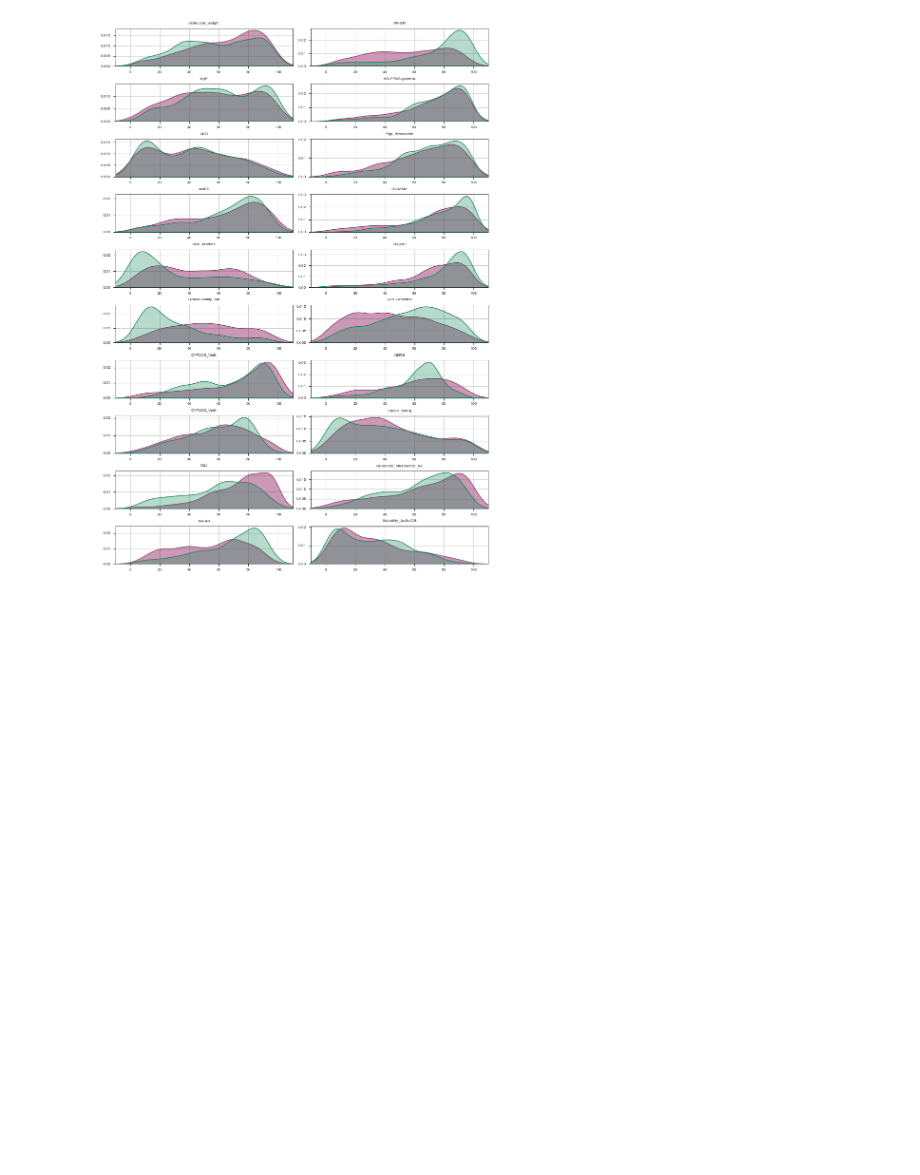
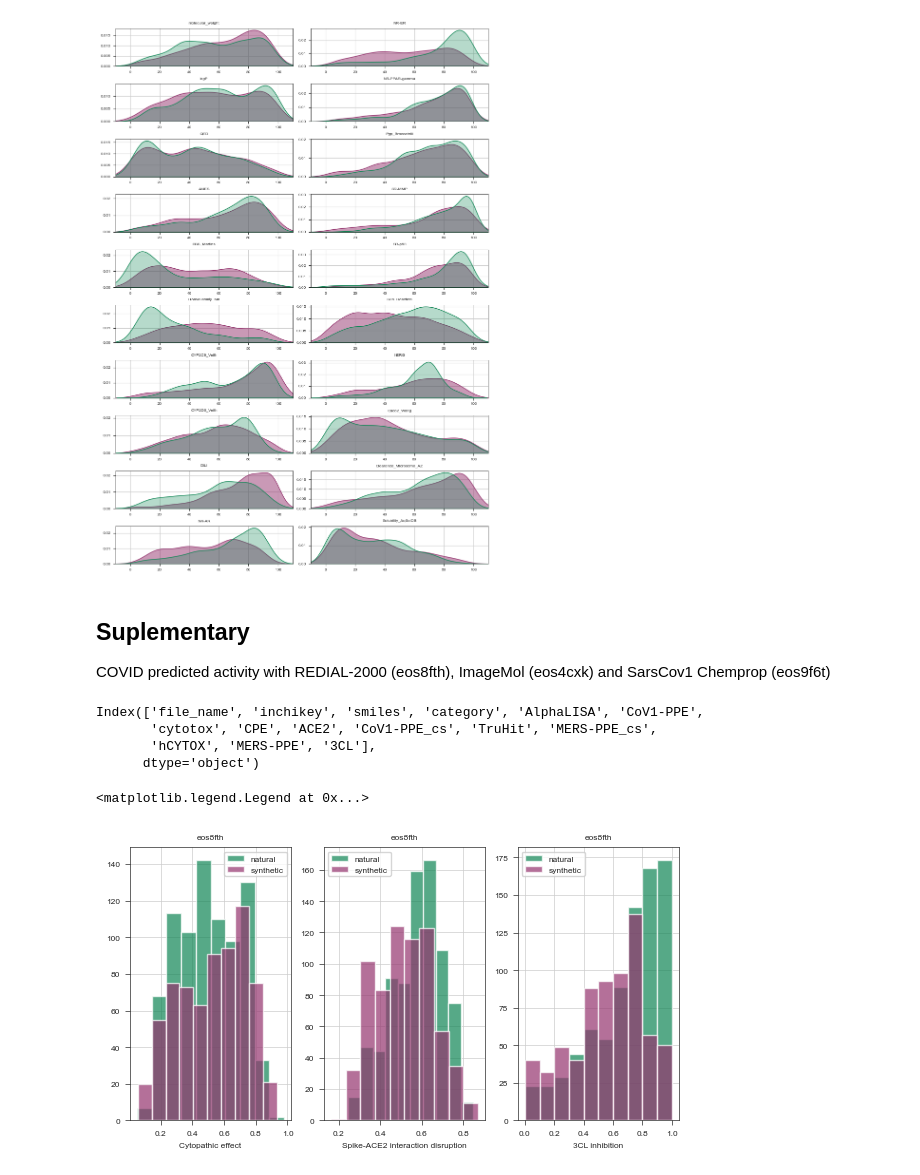
Before and after one commit to ersilia-os/sars-cov-2-chemspace, a Jupyter notebook: notebooks/02_ChemicalSpaceExploration.ipynb, the cells around one changed output. Saved outputs shown, nothing was run; the diff lists cells and outputs as text; code cells hidden in the pictures; blank space fills up the shorter version.

```diff
--- a/notebooks/02_ChemicalSpaceExploration.ipynb
+++ b/notebooks/02_ChemicalSpaceExploration.ipynb
@@ -303,3 +303,41 @@ plt.tight_layout()  # Adjust subplots to fit in figure area.
 plt.show()
 # %% [output]
 [figure]
+# %% [markdown]
+## Suplementary
+
+COVID predicted activity with REDIAL-2000 (eos8fth), ImageMol (eos4cxk) and SarsCov1 Chemprop (eos9f6t)
+# %%
+eos8fth = load_data("eos4cxk")
+eos4cxk.columns
+# %% [output]
+Index(['file_name', 'inchikey', 'smiles', 'category', 'AlphaLISA', 'CoV1-PPE',
+       'cytotox', 'CPE', 'ACE2', 'CoV1-PPE_cs', 'TruHit', 'MERS-PPE_cs',
+       'hCYTOX', 'MERS-PPE', '3CL'],
+      dtype='object')
+# %%
+fig, axs = stylia.create_figure(1, 3, width=TWO_COLUMNS_WIDTH, height=0.5 * TWO_COLUMNS_WIDTH)
+ax = axs.next()
+ax.hist(eos8fth[eos8fth["category"]=="natural"]["CPE"], alpha = 0.7, label = "natural", color = npc)
+ax.hist(eos8fth[eos8fth["category"]=="synthetic"]["CPE"], alpha = 0.7, label = "synthetic", color = spc)
+ax.set_title("eos8fth")
+ax.set_xlabel("Cytopathic effect")
+ax.set_ylabel("")
+ax.legend()
+ax = axs.next()
+ax.hist(eos8fth[eos8fth["category"]=="natural"]["AlphaLISA"], alpha = 0.7, label = "natural", color = npc)
+ax.hist(eos8fth[eos8fth["category"]=="synthetic"]["AlphaLISA"], alpha = 0.7, label = "synthetic", color = spc)
+ax.set_title("eos8fth")
+ax.set_xlabel("Spike-ACE2 interaction disruption")
+ax.set_ylabel("")
+ax.legend()
+ax = axs.next()
+ax.hist(eos8fth[eos8fth["category"]=="natural"]["3CL"], alpha = 0.7, label = "natural", color = npc)
+ax.hist(eos8fth[eos8fth["category"]=="synthetic"]["3CL"], alpha = 0.7, label = "synthetic", color = spc)
+ax.set_title("eos8fth")
+ax.set_xlabel("3CL inhibition")
+ax.set_ylabel("")
+ax.legend()
+# %% [output]
+<matplotlib.legend.Legend at 0x...>
+[figure, added]
```
Also changed, not shown: parts of 2 cells of this notebook, 2 other files.
